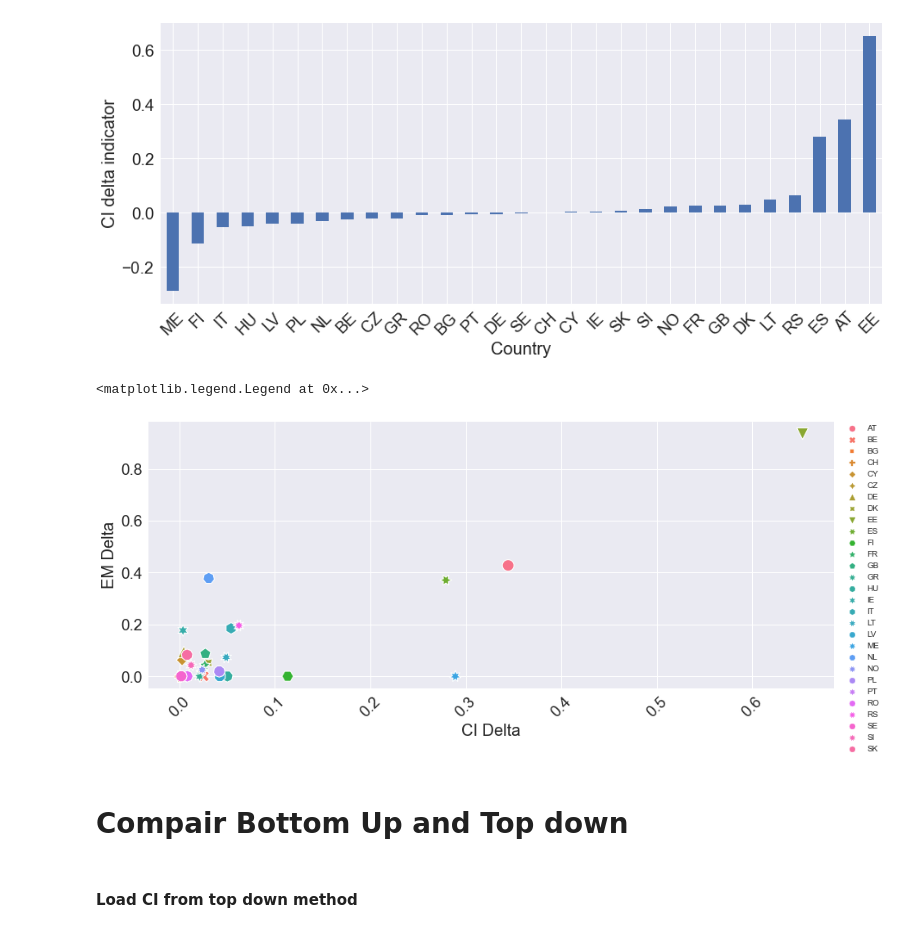
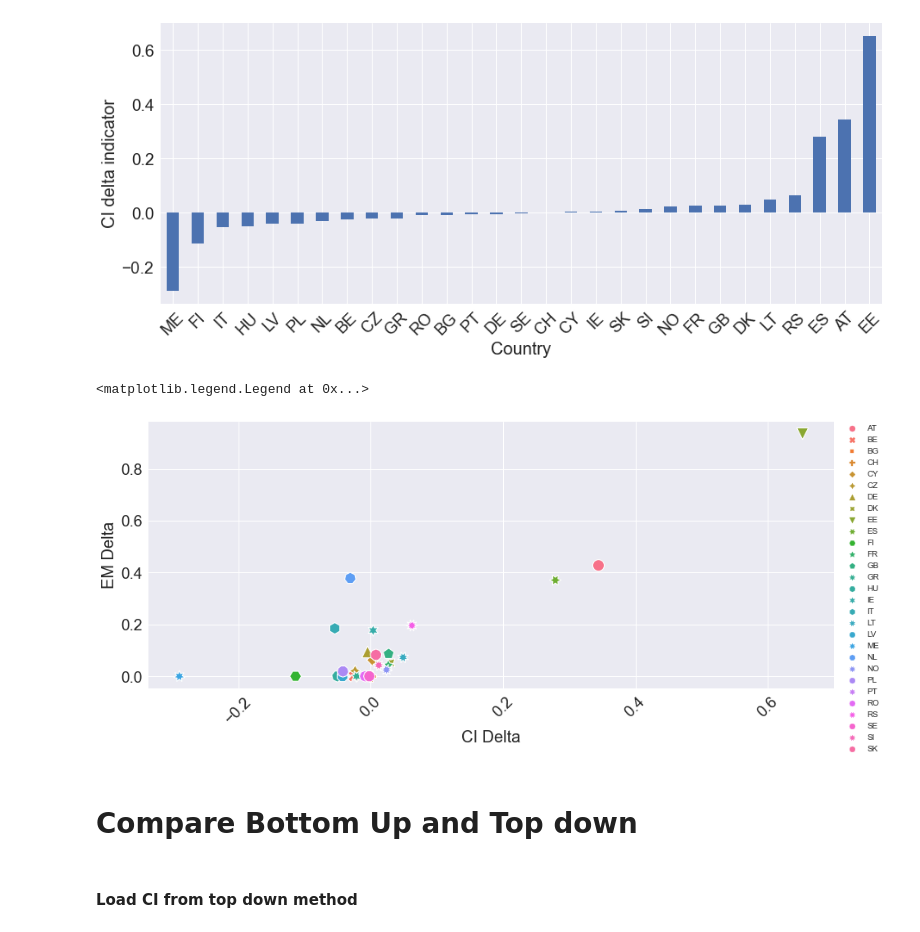
Before and after one commit to INATECH-CIG/CO2_emissions_factors, a Jupyter notebook: CI calculation bottom up method.ipynb, the cells around one changed output. Cells and saved outputs as stored; diff of their text form; code cells hidden in the pictures.

Commit message:
update Figure scaling indicator

```diff
--- a/CI calculation bottom up method.ipynb
+++ b/CI calculation bottom up method.ipynb
@@ -377,28 +377,28 @@ Indicator_compar['CI_delta_indicator_abs'] = abs(indicator_CI.squeeze())
 # %%
 fig, ax = plt.subplots(1, 1)
 
-ax = sns.scatterplot(data=Indicator_compar, x="CI_delta_indicator_abs", y="emission_delta_indicator", hue=Indicator_compar.index, s=200, style=Indicator_compar.index)
+ax = sns.scatterplot(data=Indicator_compar, x="CI_delta_indicator", y="emission_delta_indicator", hue=Indicator_compar.index, s=200, style=Indicator_compar.index)
 #CI_compar.plot(kind='scatter', x="indikator_CI", y="indikator_em", ax=ax, alpha=0.6, s=10, edgecolor='black')
 
 ax.set_xlabel("CI Delta" , fontsize=20)
 ax.set_ylabel("EM Delta", fontsize=20)
 
 ax.tick_params(axis='y',labelsize=19)
 ax.tick_params(axis='x',labelsize=19)
 
 ax.tick_params(axis='x', rotation=45)
 
 ax.legend(bbox_to_anchor=(1.01, 1),
            borderaxespad=0)
 
 #CI_compar.plot(x='indikator_CI',y='indikator_em',kind='scatter',legend=True)
 # %% [output]
 <matplotlib.legend.Legend at 0x...>
-[figure, old version]
+[figure, new version]
 # %%
 fig.savefig(os.path.join(output_directory_path + '/_scaling_indicator.png'))
 # %% [markdown]
-# Compair Bottom Up and Top down
+# Compare Bottom Up and Top down
 # %% [markdown]
 #### Load CI from top down method
 # %%
```
Also changed, not shown: parts of 12 cells of this notebook, 6 other files.
